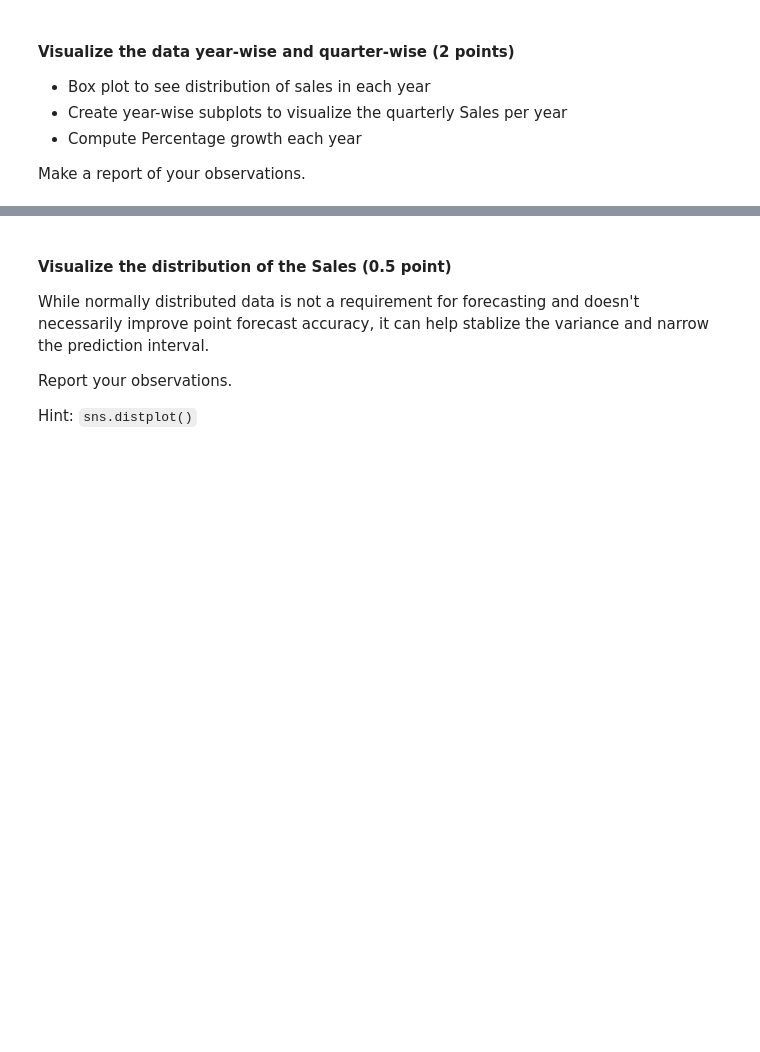
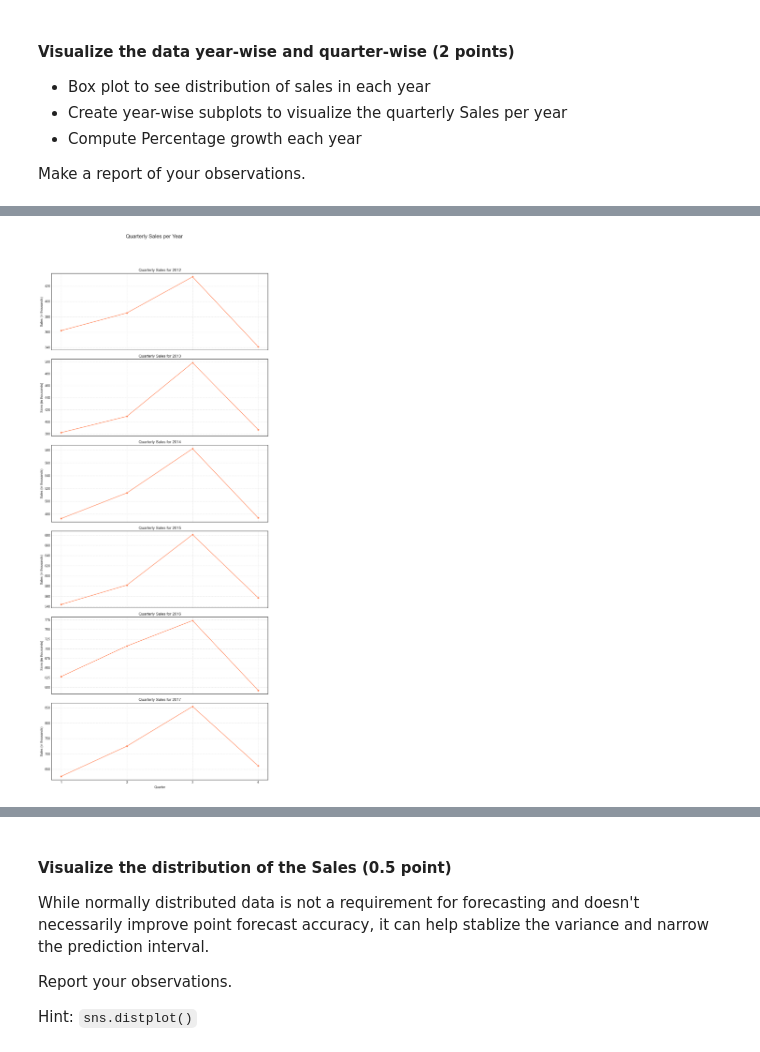
Before and after one commit to rajiv-ranjan/cds-mini-projects, a Jupyter notebook: m8/mp2/M8_NB_MiniProject_2_EDA_Timeseries.ipynb, the cells around one changed output, grey strips where cells are left out. Saved outputs shown, nothing was run; the diff lists cells and outputs as text; code cells hidden in the pictures; blank space fills up the shorter version.

```diff
--- a/m8/mp2/M8_NB_MiniProject_2_EDA_Timeseries.ipynb
+++ b/m8/mp2/M8_NB_MiniProject_2_EDA_Timeseries.ipynb
@@ -97,0 +201,25 @@ Make a report of your observations.
+# %%
+# Create year-wise subplots to visualize the quarterly Sales per year
+# YOUR CODE HERE
+years = sales_data["Year"].unique()
+fig, axes = plt.subplots(
+    nrows=len(years), ncols=1, figsize=(10, 4 * len(years)), sharex=True
+)
+axes = axes.flatten()  # Flatten in case there's only one year
+
+for i, year in enumerate(years):
+    yearly_data = sales_data[sales_data["Year"] == year]
+    sns.lineplot(
+        x="Quarter", y="Sales", data=yearly_data, marker="o", ax=axes[i], color="coral"
+    )
+    axes[i].set_title(f"Quarterly Sales for {year}")
+    axes[i].set_xlabel("Quarter")
+    axes[i].set_ylabel("Sales (in thousands)")
+    axes[i].set_xticks([1, 2, 3, 4])
+    axes[i].grid(True, linestyle="--", alpha=0.6)
+
+plt.suptitle("Quarterly Sales per Year", y=1.02, fontsize=16)
+plt.tight_layout(rect=[0, 0.03, 1, 0.98])  # Adjust layout to prevent title overlap
+plt.show()
+# %% [output]
+[figure, added]
```
Also changed, not shown: parts of 35 cells of this notebook, 10 other files.
